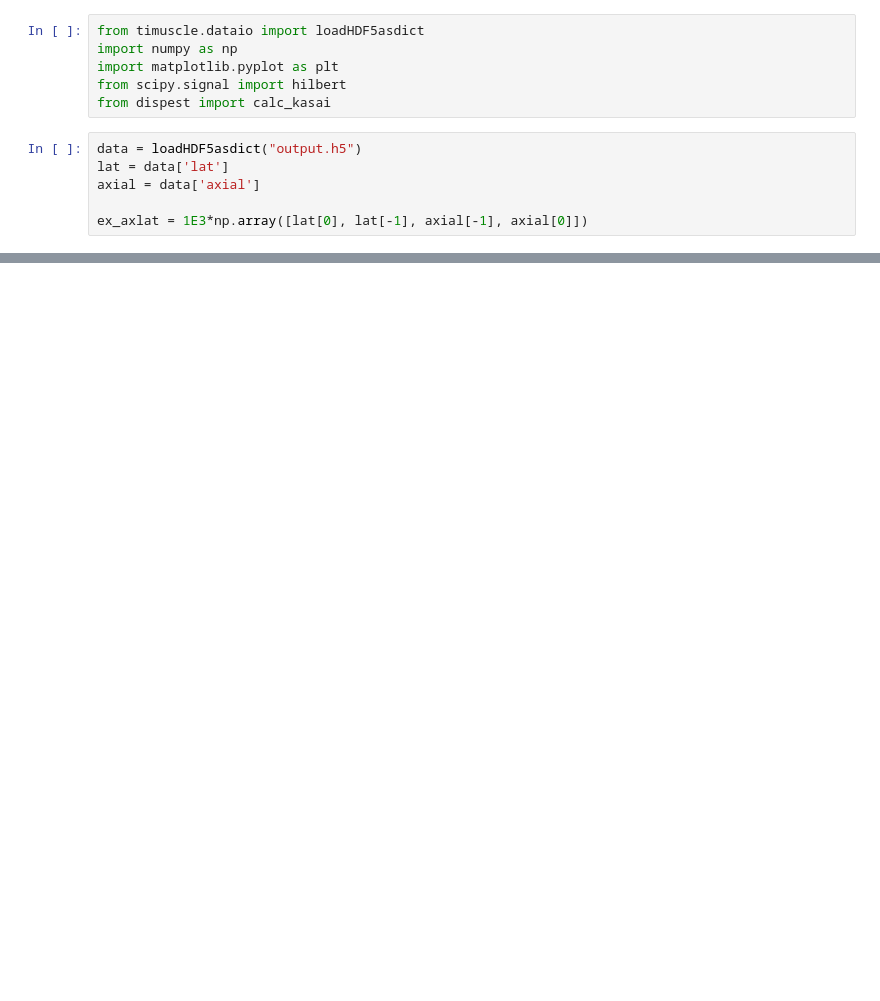
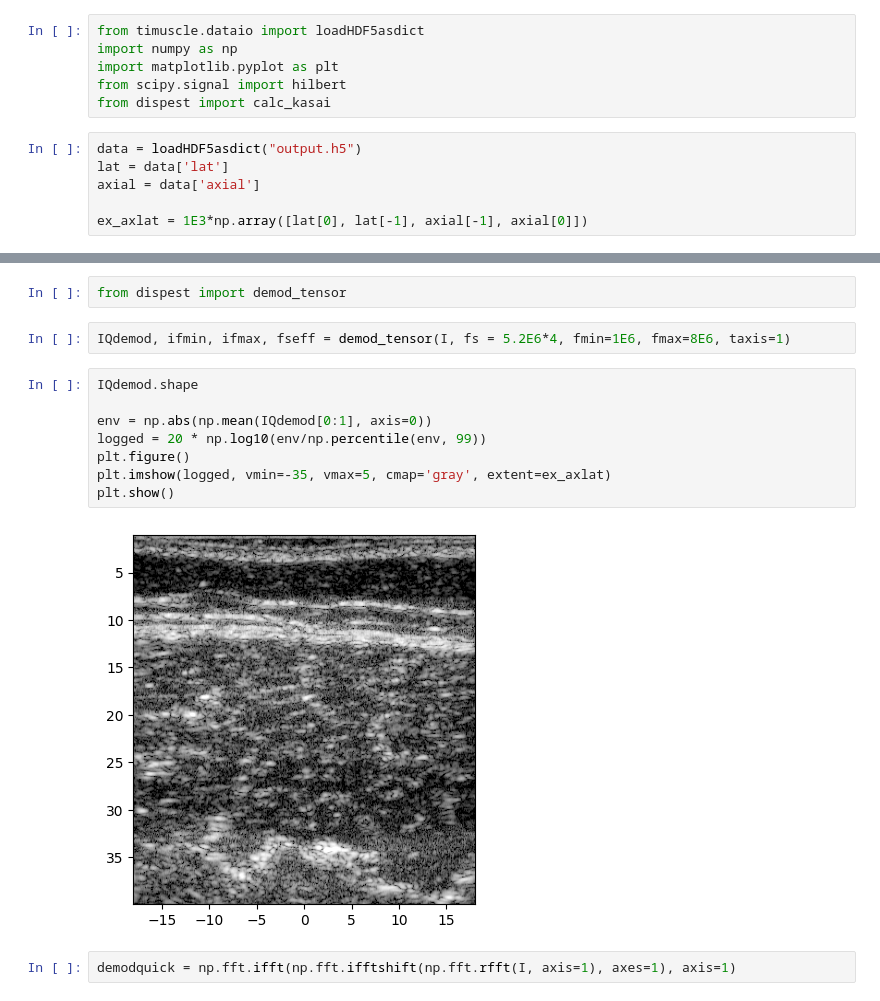
Before and after one commit to wewightman/pycbf, a Jupyter notebook: examples/checkdata.ipynb, the cells around one changed output, grey strips where cells are left out. Saved outputs shown, nothing was run; the diff lists cells and outputs as text; blank space fills up the shorter version.

```diff
--- a/examples/checkdata.ipynb
+++ b/examples/checkdata.ipynb
@@ -36,0 +38,16 @@ plt.show()
+# %%
+from dispest import demod_tensor
+# %%
+IQdemod, ifmin, ifmax, fseff = demod_tensor(I, fs = 5.2E6*4, fmin=1E6, fmax=8E6, taxis=1)
+# %%
+IQdemod.shape
+
+env = np.abs(np.mean(IQdemod[0:1], axis=0))
+logged = 20 * np.log10(env/np.percentile(env, 99))
+plt.figure()
+plt.imshow(logged, vmin=-35, vmax=5, cmap='gray', extent=ex_axlat)
+plt.show()
+# %% [output]
+[figure, added]
+# %%
+demodquick = np.fft.ifft(np.fft.ifftshift(np.fft.rfft(I, axis=1), axes=1), axis=1)
```
Also changed, not shown: parts of 8 cells of this notebook, 2 other files.
